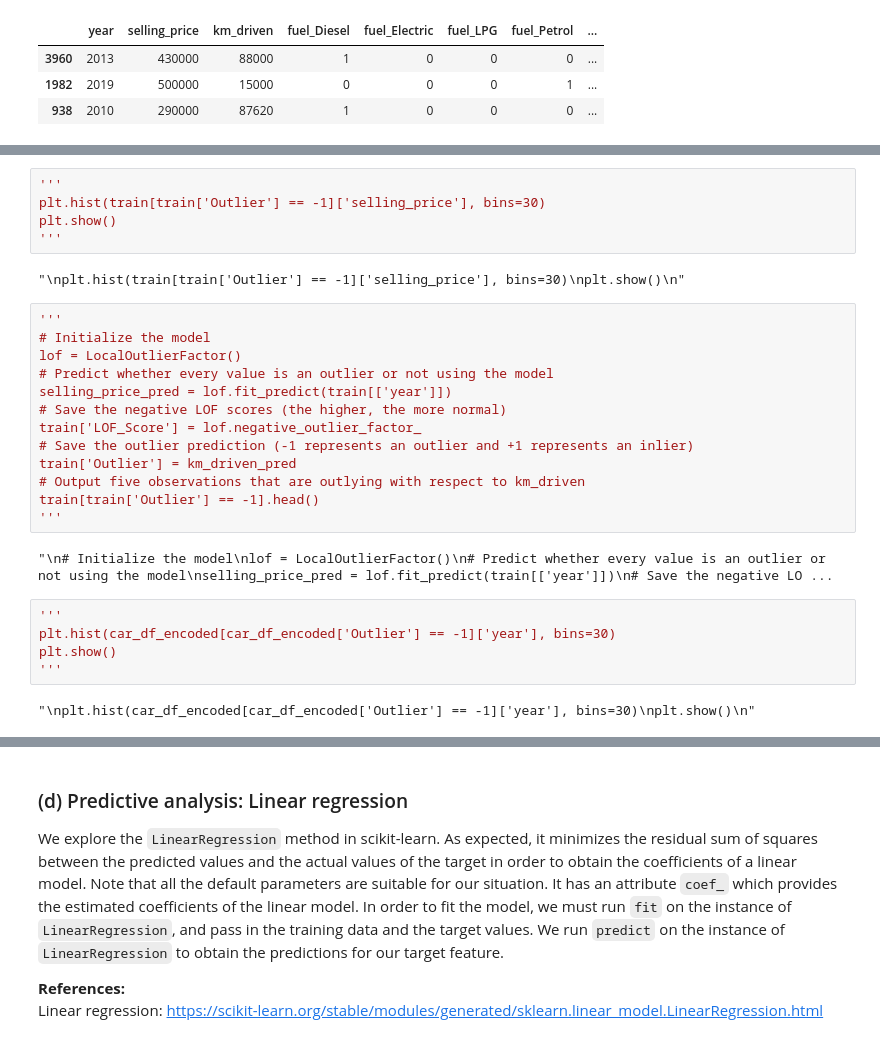
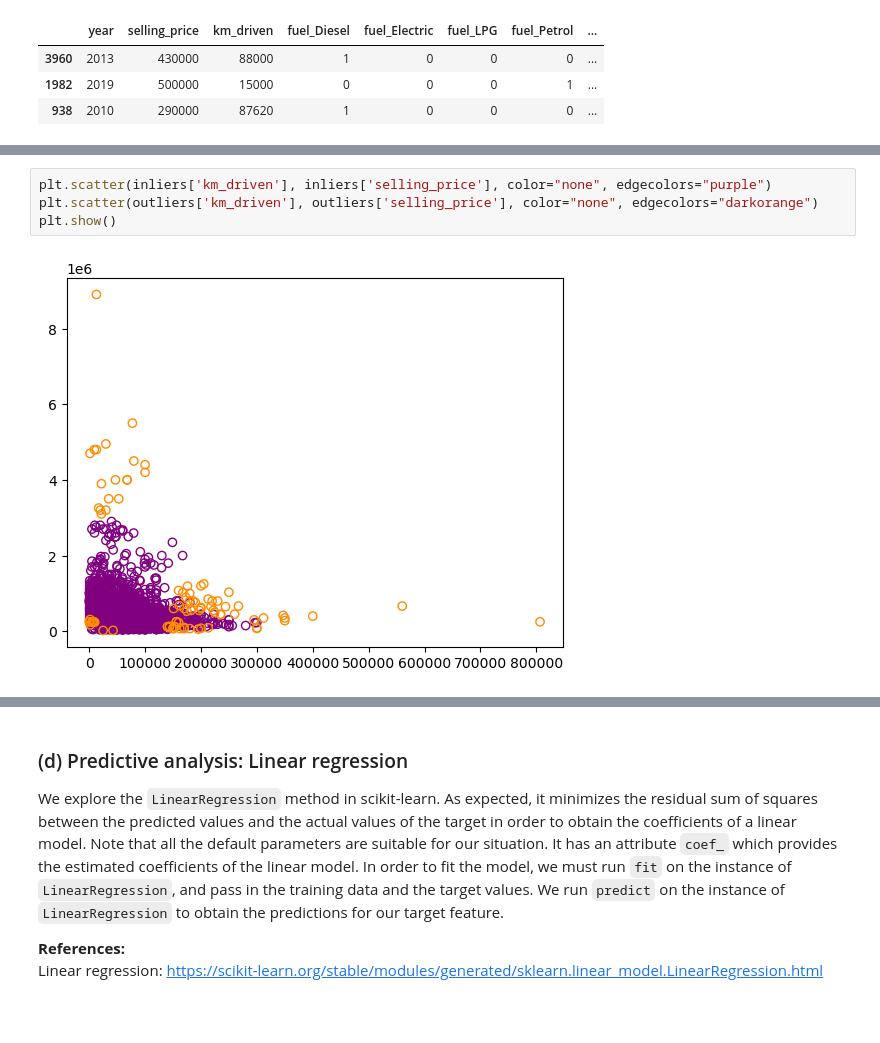
Before and after one commit to Natasa127/CSI4142-A3, a Jupyter notebook: Regression.ipynb, the cells around one changed output, grey strips where cells are left out. Saved outputs shown, nothing was run; the diff lists cells and outputs as text; blank space fills up the shorter version.

```diff
--- a/Regression.ipynb
+++ b/Regression.ipynb
@@ -464,29 +435,6 @@ train[train['Outlier'] == -1].head()
-# %%
-'''
-plt.hist(train[train['Outlier'] == -1]['selling_price'], bins=30)
-plt.show()
-'''
-# %% [output]
-"\nplt.hist(train[train['Outlier'] == -1]['selling_price'], bins=30)\nplt.show()\n"
-# %%
-'''
-# Initialize the model
-lof = LocalOutlierFactor()
-# Predict whether every value is an outlier or not using the model
-selling_price_pred = lof.fit_predict(train[['year']])
-# Save the negative LOF scores (the higher, the more normal)
-train['LOF_Score'] = lof.negative_outlier_factor_
-# Save the outlier prediction (-1 represents an outlier and +1 represents an inlier)
-train['Outlier'] = km_driven_pred
-# Output five observations that are outlying with respect to km_driven
-train[train['Outlier'] == -1].head()
-'''
-# %% [output]
-"\n# Initialize the model\nlof = LocalOutlierFactor()\n# Predict whether every value is an outlier or not using the model\nselling_price_pred = lof.fit_predict(train[['year']])\n# Save the negative LO ...
-# %%
-'''
-plt.hist(car_df_encoded[car_df_encoded['Outlier'] == -1]['year'], bins=30)
-plt.show()
-'''
-# %% [output]
-"\nplt.hist(car_df_encoded[car_df_encoded['Outlier'] == -1]['year'], bins=30)\nplt.show()\n"
+# %%
+plt.scatter(inliers['km_driven'], inliers['selling_price'], color="none", edgecolors="purple")
+plt.scatter(outliers['km_driven'], outliers['selling_price'], color="none", edgecolors="darkorange")
+plt.show()
+# %% [output]
+[figure, added]
```
Also changed, not shown: parts of 20 cells of this notebook.
